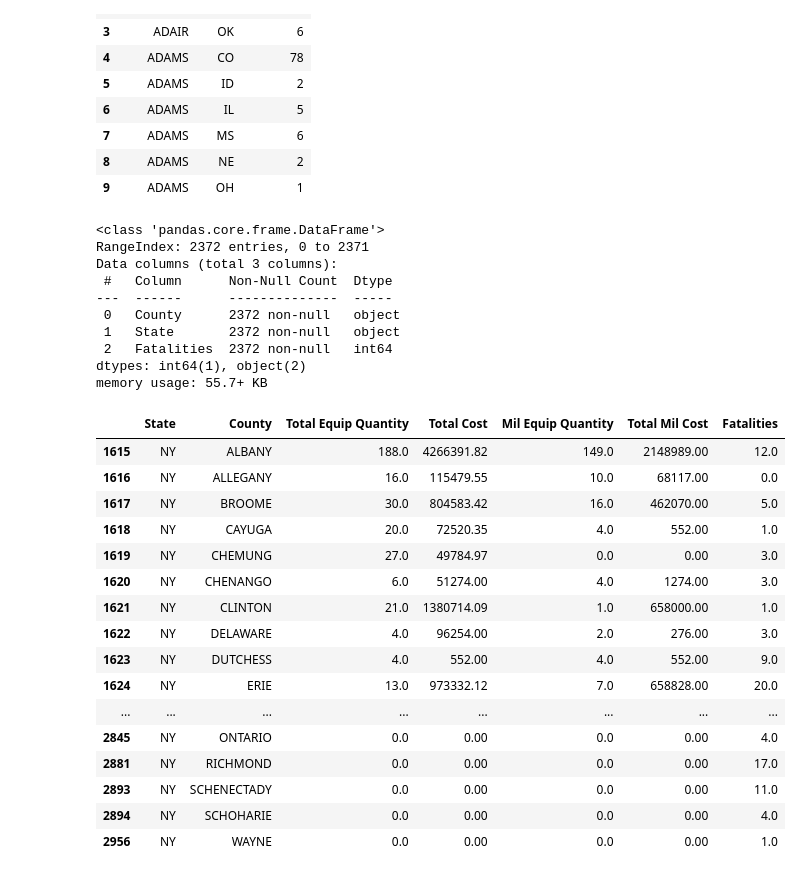
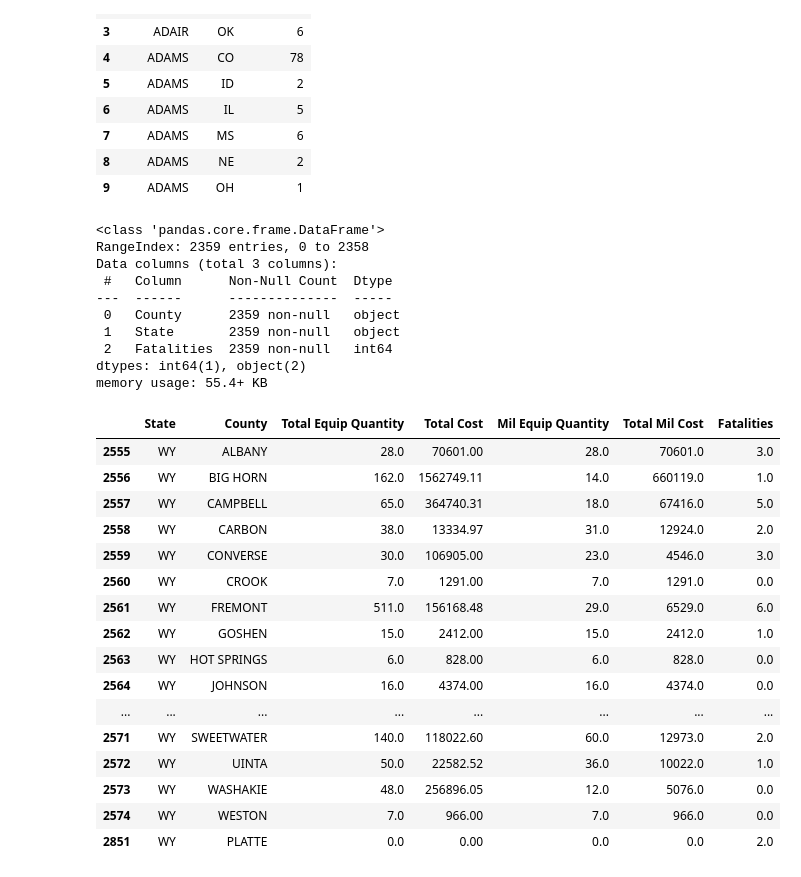
Before and after one commit to cat-mang/LESO_Analysis_Proj, a Jupyter notebook: notebooks/eda.ipynb, the cells around one changed output. Drawn from its saved outputs; the diff is of its cells as text; code cells hidden in the pictures.

Commit message:
County scrub complete

```diff
--- a/notebooks/eda.ipynb
+++ b/notebooks/eda.ipynb
@@ -228,6 +228,7 @@ merged_equipment['County'] = merged_equipment['County'].str.replace('DEKALB', 'D
 merged_equipment['County'] = merged_equipment['County'].str.replace('DEWITT', 'DE WITT')
 merged_equipment['County'] = merged_equipment['County'].str.replace('DUPAGE', 'DU PAGE')
 merged_equipment['County'] = merged_equipment['County'].str.replace('DESOTO', 'DE SOTO')
+merged_equipment['County'] = merged_equipment['County'].str.replace('VIRGINIA BEACH CITY', 'VIRGINIA BEACH')
 # %%
 merged_equipment.sample(10)
 # %% [output]
@@ -312,6 +313,41 @@ police_df['County'] = police_df['County'].str.replace('MCCLEAN', 'MCLEAN')
 police_df['County'] = police_df['County'].str.replace('LAPORTE', 'LA PORTE')
 police_df['County'] = police_df['County'].str.replace('INDIANAPOLIS', 'MARION')
 police_df['County'] = police_df['County'].str.replace('WASHENTAW', 'WASHTENAW')
+#NY
+police_df['County'] = police_df['County'].str.replace('MANHATTAN', 'NEW YORK')
+# police_df['County'] = police_df['County'].str.replace('KINGS', 'NEW YORK')
+# police_df['County'] = police_df['County'].str.replace('RICHMOND', 'NEW YORK')
+police_df['County'] = police_df['County'].str.replace('BRONX', 'NEW YORK')
+police_df['County'] = police_df['County'].str.replace('BROOKLYN', 'NEW YORK')
+#OH
+police_df['County'] = police_df['County'].str.replace('BROOKLYN', 'NEW YORK')
+#OK
+police_df['County'] = police_df['County'].str.replace('LAFLORE', 'LA FLORE')
+#TN
+police_df['County'] = police_df['County'].str.replace('FENTRESS ', 'FENTRESS')
+police_df['County'] = police_df['County'].str.replace('BEFORD', 'BEDFORD')
+#TX
+police_df['County'] = police_df['County'].str.replace('BRAZIRIA', 'BRAZORIA')
+police_df['County'] = police_df['County'].str.replace('DEWITT', 'DE WITT')
+police_df['County'] = police_df['County'].str.replace('DIMMIT', 'DIMMITT')
+#UT
+police_df['County'] = police_df['County'].str.replace('WEBBER', 'WEBER')
+#VA
+police_df['County'] = police_df['County'].str.replace('BEDFORD CITY', 'BEDFORD')
+police_df['County'] = police_df['County'].str.replace('CITY OF CHESAPEAKE', 'CHESAPEAKE CITY')
+#police_df['County'] = police_df['County'].str.replace('NORFOLK', 'NORFOLK CITY')
+police_df['County'] = police_df['County'].str.replace('CITY OF NEWPORT NEWS', 'NEWPORT NEWS CITY')
+police_df['County'] = police_df['County'].str.replace('BEDFORD CITY', 'BEDFORD')
+police_df['County'] = police_df['County'].str.replace('LYNCHBURG CITY', 'LYNCHBURG')
+#police_df['County'] = police_df['County'].str.replace('RICHMOND', 'RICHMOND CITY')
+police_df['County'] = police_df['County'].str.replace('ROCKBRDGE', 'ROCKBRIDGE')
+police_df['County'] = police_df['County'].str.replace('VIRGINIA BEACH CITY', 'VIRGINIA BEACH')
+#WA
+#police_df['County'] = police_df['County'].str.replace('MADISON', 'DANE')
+police_df['County'] = police_df['County'].str.replace('RACNE', 'RACINE')
+
+
+
 
 police_df['County'] = police_df['County'].str.replace(' CENSUS AREA', '')
 police_df['County'] = police_df['County'].str.replace(' COUNTY', '')
@@ -341,15 +377,15 @@ police_victims.head(10)
 police_victims.info()
 # %% [output]
 <class 'pandas.core.frame.DataFrame'>
-RangeIndex: 2372 entries, 0 to 2371
+RangeIndex: 2359 entries, 0 to 2358
 Data columns (total 3 columns):
  #   Column      Non-Null Count  Dtype
 ---  ------      --------------  -----
- 0   County      2372 non-null   object
- 1   State       2372 non-null   object
- 2   Fatalities  2372 non-null   int64
+ 0   County      2359 non-null   object
+ 1   State       2359 non-null   object
+ 2   Fatalities  2359 non-null   int64
 dtypes: int64(1), object(2)
-memory usage: 55.7+ KB
+memory usage: 55.4+ KB
 # %%
 #Create a merged DataFrame that accounts for both total amounts of equipment and militarized equipment
 analysis = pd.merge(merged_equipment, police_victims, on=['State', 'County'], how='outer')
@@ -357,23 +393,23 @@ analysis.fillna(0, inplace=True)
 # %%
 pd.options.display.max_rows = 250
 # %%
-state = analysis[analysis['State'] == 'NY']
+state = analysis[analysis['State'] == 'WY']
 state
 # %% [output]
 |  | State | County | Total Equip Quantity | Total Cost | Mil Equip Quantity | Total Mil Cost | Fatalities |
-| 1615 | NY | ALBANY | 188.0 | 4266391.82 | 149.0 | 2148989.00 | 12.0 |
-| 1616 | NY | ALLEGANY | 16.0 | 115479.55 | 10.0 | 68117.00 | 0.0 |
-| 1617 | NY | BROOME | 30.0 | 804583.42 | 16.0 | 462070.00 | 5.0 |
-| 1618 | NY | CAYUGA | 20.0 | 72520.35 | 4.0 | 552.00 | 1.0 |
-| 1619 | NY | CHEMUNG | 27.0 | 49784.97 | 0.0 | 0.00 | 3.0 |
-| 1620 | NY | CHENANGO | 6.0 | 51274.00 | 4.0 | 1274.00 | 3.0 |
-| 1621 | NY | CLINTON | 21.0 | 1380714.09 | 1.0 | 658000.00 | 1.0 |
-| 1622 | NY | DELAWARE | 4.0 | 96254.00 | 2.0 | 276.00 | 3.0 |
-| 1623 | NY | DUTCHESS | 4.0 | 552.00 | 4.0 | 552.00 | 9.0 |
-| 1624 | NY | ERIE | 13.0 | 973332.12 | 7.0 | 658828.00 | 20.0 |
+| 2555 | WY | ALBANY | 28.0 | 70601.00 | 28.0 | 70601.0 | 3.0 |
+| 2556 | WY | BIG HORN | 162.0 | 1562749.11 | 14.0 | 660119.0 | 1.0 |
+| 2557 | WY | CAMPBELL | 65.0 | 364740.31 | 18.0 | 67416.0 | 5.0 |
+| 2558 | WY | CARBON | 38.0 | 13334.97 | 31.0 | 12924.0 | 2.0 |
+| 2559 | WY | CONVERSE | 30.0 | 106905.00 | 23.0 | 4546.0 | 3.0 |
+| 2560 | WY | CROOK | 7.0 | 1291.00 | 7.0 | 1291.0 | 0.0 |
+| 2561 | WY | FREMONT | 511.0 | 156168.48 | 29.0 | 6529.0 | 6.0 |
+| 2562 | WY | GOSHEN | 15.0 | 2412.00 | 15.0 | 2412.0 | 1.0 |
+| 2563 | WY | HOT SPRINGS | 6.0 | 828.00 | 6.0 | 828.0 | 0.0 |
+| 2564 | WY | JOHNSON | 16.0 | 4374.00 | 16.0 | 4374.0 | 0.0 |
 | ... | ... | ... | ... | ... | ... | ... | ... |
-| 2845 | NY | ONTARIO | 0.0 | 0.00 | 0.0 | 0.00 | 4.0 |
-| 2881 | NY | RICHMOND | 0.0 | 0.00 | 0.0 | 0.00 | 17.0 |
-| 2893 | NY | SCHENECTADY | 0.0 | 0.00 | 0.0 | 0.00 | 11.0 |
-| 2894 | NY | SCHOHARIE | 0.0 | 0.00 | 0.0 | 0.00 | 4.0 |
-| 2956 | NY | WAYNE | 0.0 | 0.00 | 0.0 | 0.00 | 1.0 |
+| 2571 | WY | SWEETWATER | 140.0 | 118022.60 | 60.0 | 12973.0 | 2.0 |
+| 2572 | WY | UINTA | 50.0 | 22582.52 | 36.0 | 10022.0 | 1.0 |
+| 2573 | WY | WASHAKIE | 48.0 | 256896.05 | 12.0 | 5076.0 | 0.0 |
+| 2574 | WY | WESTON | 7.0 | 966.00 | 7.0 | 966.0 | 0.0 |
+| 2851 | WY | PLATTE | 0.0 | 0.00 | 0.0 | 0.0 | 2.0 |
```
Also changed, not shown: parts of 2 cells of this notebook.
